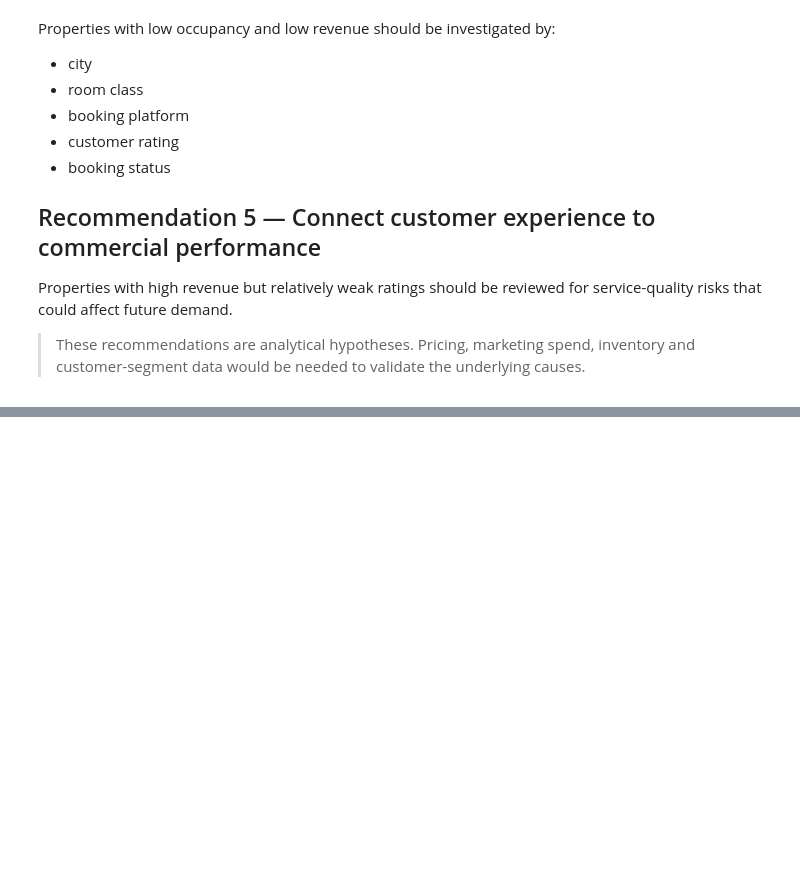
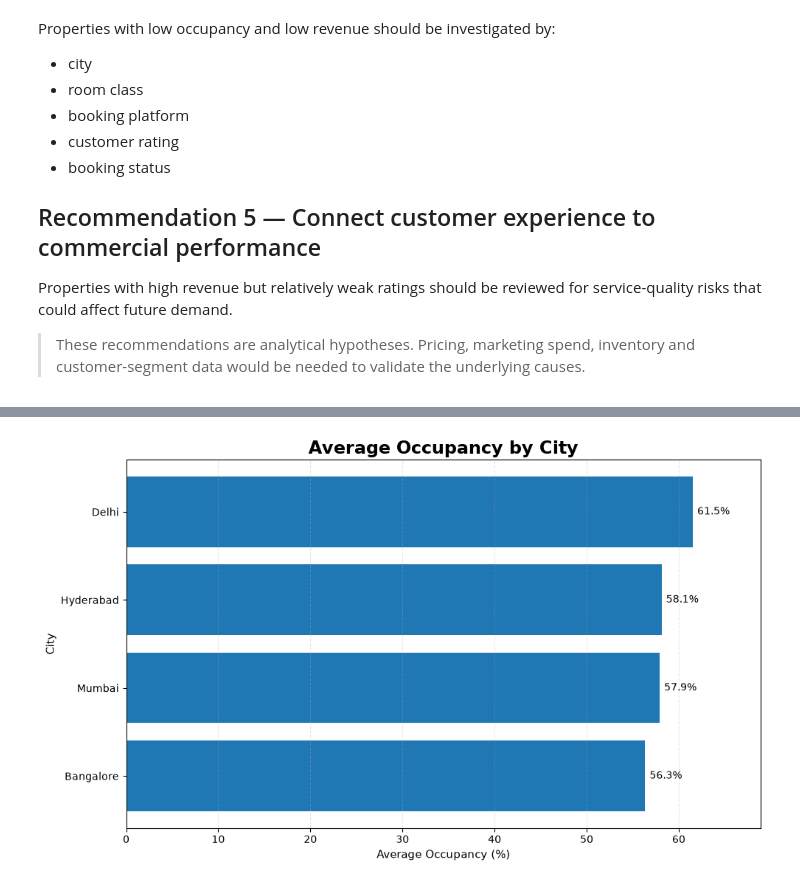
Before and after one commit to prasanta-deb-data/atliq-hotels-revenue-occupancy-analytics, a Jupyter notebook: notebooks/AtliQ_Hotels_Portfolio_Analysis.ipynb, the cells around one changed output, grey strips where cells are left out. Drawn from its saved outputs; the diff is of its cells as text; code cells hidden in the pictures; blank space fills up the shorter version.

Commit message:
Add portfolio analysis and business performance visualizations

```diff
--- a/notebooks/AtliQ_Hotels_Portfolio_Analysis.ipynb
+++ b/notebooks/AtliQ_Hotels_Portfolio_Analysis.ipynb
@@ -1723,0 +1645,17 @@ That is the standard this project is designed to demonstrate.
+# %%
+# ============================================================
+# PORTFOLIO VISUALS
+# Save selected charts for GitHub / portfolio
+# ============================================================
+
+from pathlib import Path
+import matplotlib.pyplot as plt
+import numpy as np
+
+FIGURES_DIR = Path("../outputs/figures")
+
+# Create folder if it does not exist
+FIGURES_DIR.mkdir(parents=True, exist_ok=True)
+
+print(f"Portfolio figures will be saved to:")
+print(FIGURES_DIR.resolve())
@@ -1723,0 +1784,73 @@ That is the standard this project is designed to demonstrate.
+# %%
+# ============================================================
+# 02 - Occupancy by City — Portfolio Version
+# ============================================================
+
+plot_data = (
+    city_occupancy
+    .sort_values(
+        "avg_occupancy_pct",
+        ascending=True
+    )
+    .copy()
+)
+
+fig, ax = plt.subplots(
+    figsize=(10, 6)
+)
+
+bars = ax.barh(
+    plot_data["city"],
+    plot_data["avg_occupancy_pct"]
+)
+
+ax.set_title(
+    "Average Occupancy by City",
+    fontsize=17,
+    fontweight="bold"
+)
+
+ax.set_xlabel(
+    "Average Occupancy (%)"
+)
+
+ax.set_ylabel(
+    "City"
+)
+
+ax.grid(
+    axis="x",
+    linestyle="--",
+    alpha=0.3
+)
+
+for bar, value in zip(
+    bars,
+    plot_data["avg_occupancy_pct"]
+):
+
+    ax.text(
+        bar.get_width() + 0.5,
+        bar.get_y() + bar.get_height() / 2,
+        f"{value:.1f}%",
+        va="center",
+        fontsize=10
+    )
+
+ax.set_xlim(
+    0,
+    plot_data["avg_occupancy_pct"].max() * 1.12
+)
+
+plt.tight_layout()
+
+plt.savefig(
+    FIGURES_DIR / "02-occupancy-by-city.png",
+    dpi=200,
+    bbox_inches="tight"
+)
+
+plt.show()
+plt.close()
+# %% [output]
+[figure, added]
```
Also changed, not shown: parts of 10 cells of this notebook, 6 other files.
